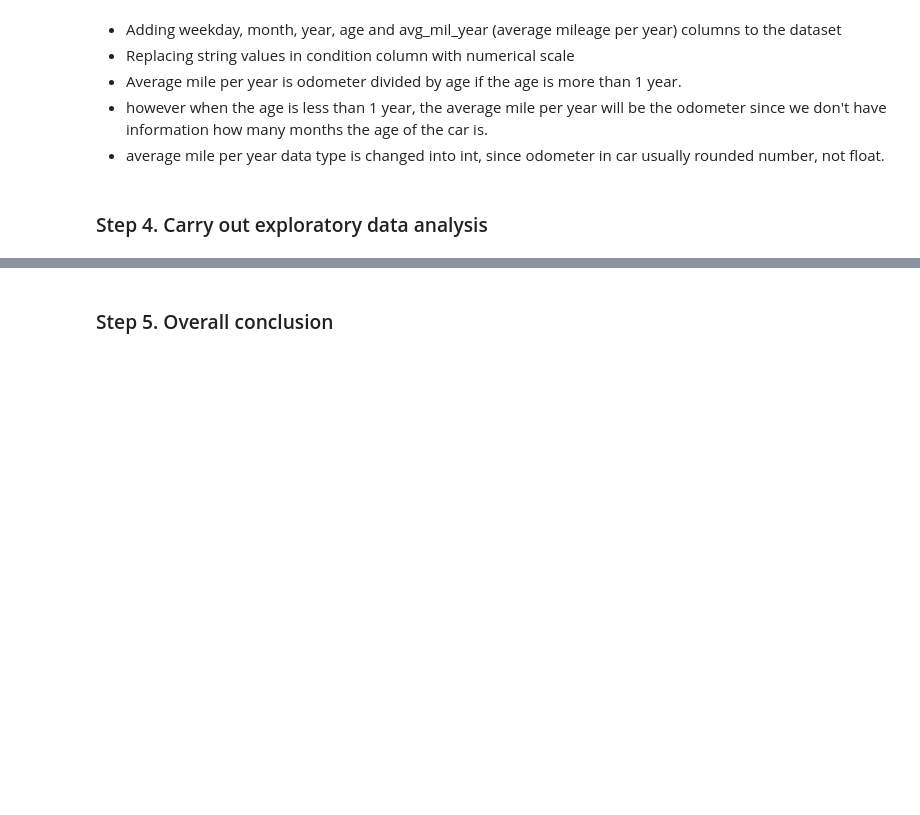
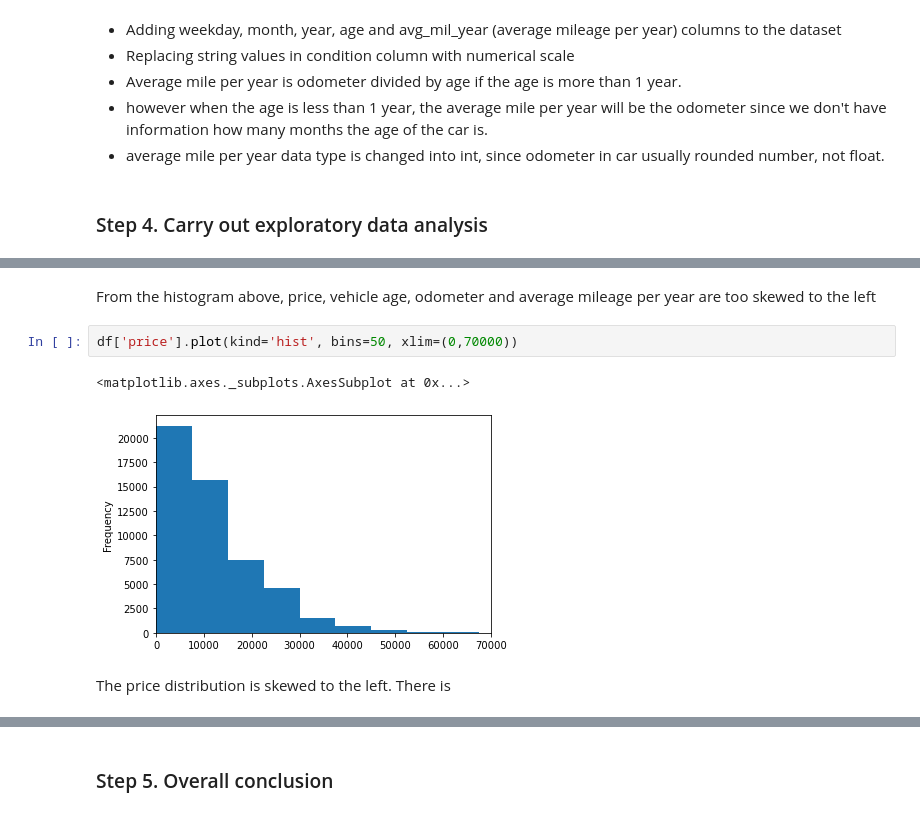
Before and after one commit to rainbowmoonlight/Yandex_Practicum_Projects, a Jupyter notebook: 02 Car Sales Ads Project/Car Sales Ads.ipynb, the cells around one changed output, grey strips where cells are left out. Cells and saved outputs as stored; diff of their text form; blank space fills up the shorter version.

```diff
--- a/02 Car Sales Ads Project/Car Sales Ads.ipynb
+++ b/02 Car Sales Ads Project/Car Sales Ads.ipynb
@@ -520,0 +516,9 @@ for col in columns:
+# %% [markdown]
+From the histogram above, price, vehicle age, odometer and average mileage per year are too skewed to the left
+# %%
+df['price'].plot(kind='hist', bins=50, xlim=(0,70000))
+# %% [output]
+<matplotlib.axes._subplots.AxesSubplot at 0x...>
+[figure, added]
+# %% [markdown]
+The price distribution is skewed to the left. There is
```
Also changed, not shown: parts of 23 cells of this notebook.
